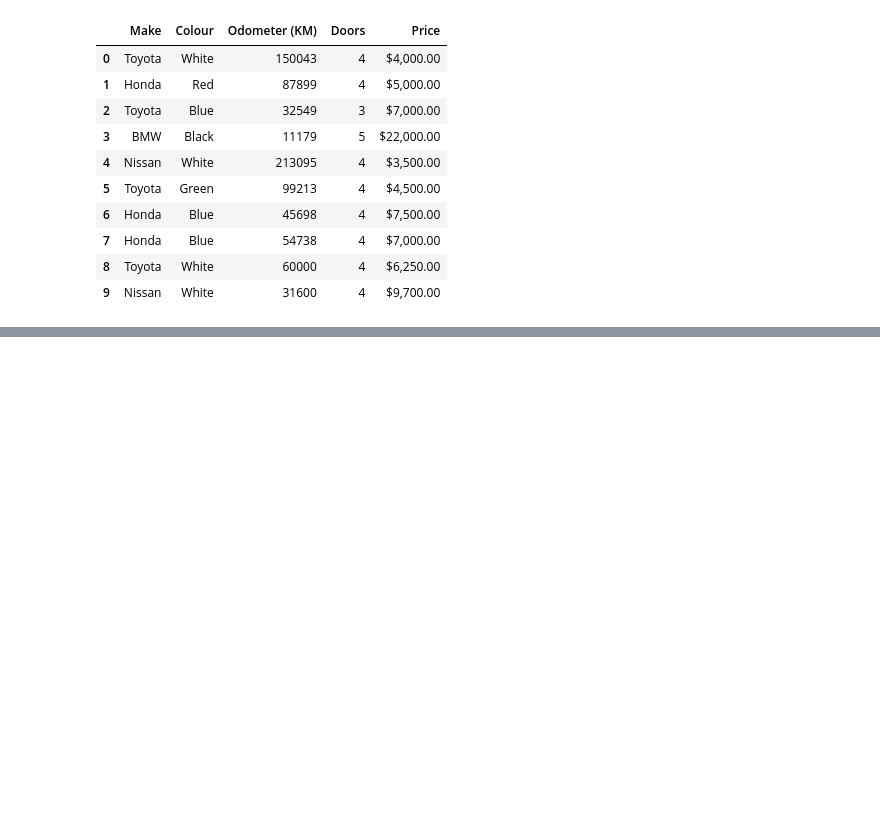
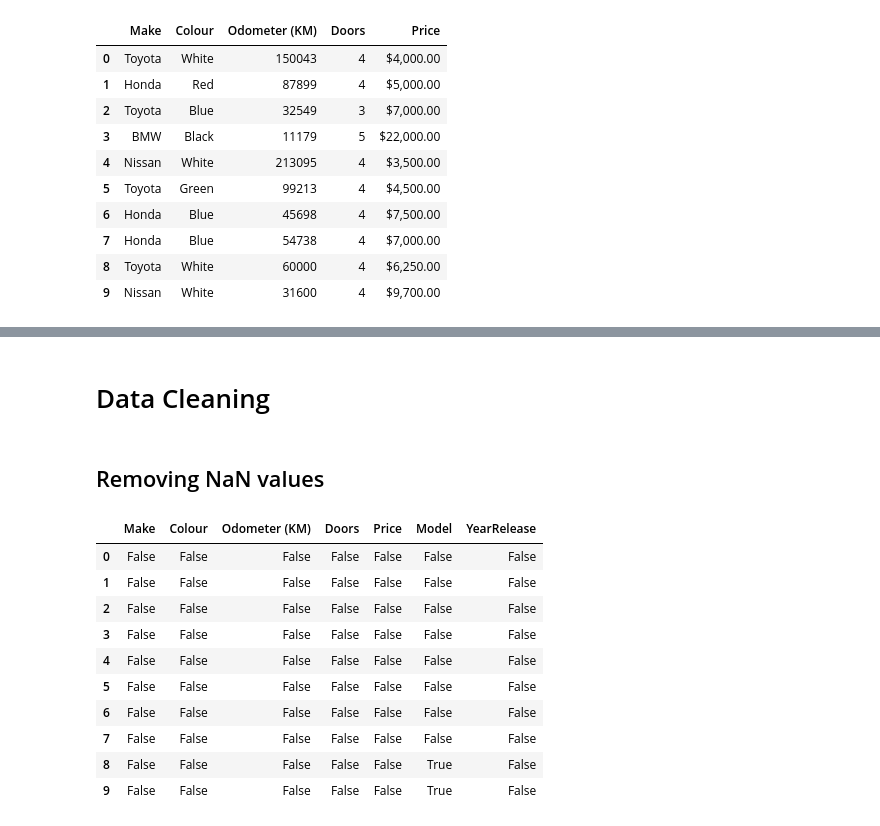
Before and after one commit to shoaibiqbalk/ml-practice, a Jupyter notebook: pandas/introduction-to-pandas.ipynb, the cells around one changed output, grey strips where cells are left out. Saved outputs shown, nothing was run; the diff lists cells and outputs as text; code cells hidden in the pictures; blank space fills up the shorter version.

```diff
--- a/pandas/introduction-to-pandas.ipynb
+++ b/pandas/introduction-to-pandas.ipynb
@@ -721,0 +722,18 @@ car_sales.sort_index(ascending = False)
+# %% [markdown]
+# Data Cleaning
+# %% [markdown]
+## Removing NaN values
+# %%
+car_sales.isna()
+# %% [output]
+|  | Make | Colour | Odometer (KM) | Doors | Price | Model | YearRelease |
+| 0 | False | False | False | False | False | False | False |
+| 1 | False | False | False | False | False | False | False |
+| 2 | False | False | False | False | False | False | False |
+| 3 | False | False | False | False | False | False | False |
+| 4 | False | False | False | False | False | False | False |
+| 5 | False | False | False | False | False | False | False |
+| 6 | False | False | False | False | False | False | False |
+| 7 | False | False | False | False | False | False | False |
+| 8 | False | False | False | False | False | True | False |
+| 9 | False | False | False | False | False | True | False |
```
Also changed, not shown: parts of 96 cells of this notebook, 1 other file.
